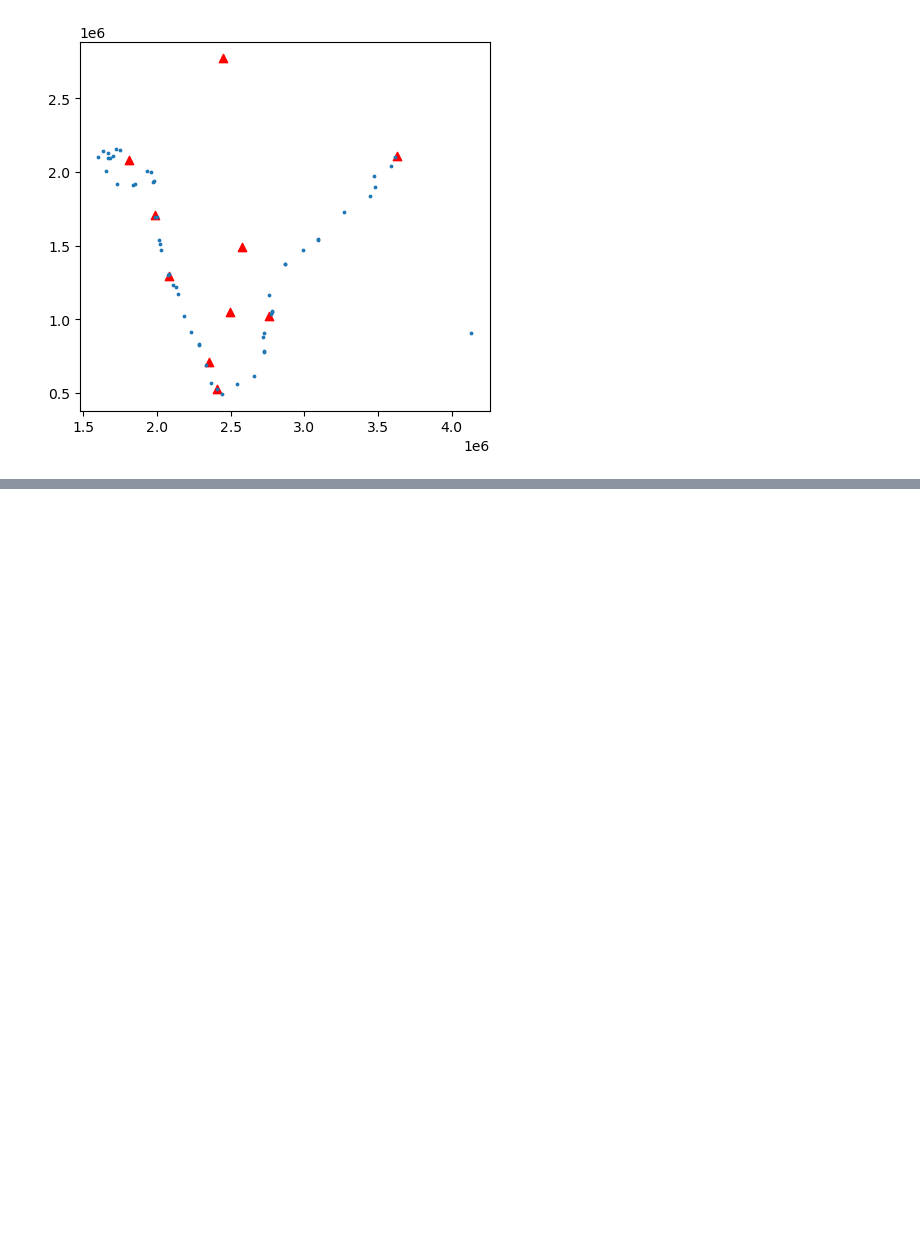
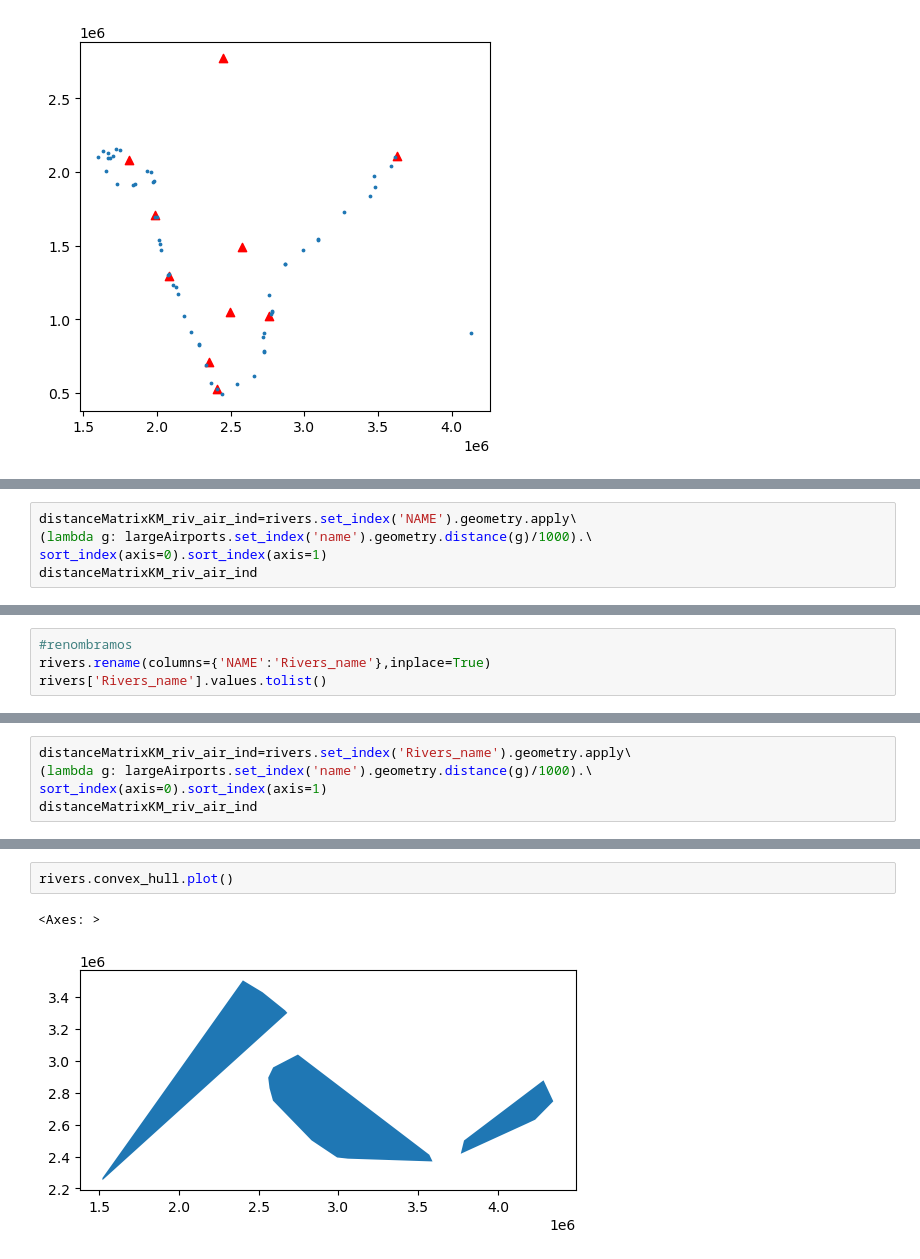
Before and after one commit to gokussj100/miningGDF, a Jupyter notebook: miningGDF/Exámen final.ipynb, the cells around one changed output, grey strips where cells are left out. Drawn from its saved outputs; the diff is of its cells as text; blank space fills up the shorter version.

```diff
--- a/miningGDF/Exámen final.ipynb
+++ b/miningGDF/Exámen final.ipynb
@@ -134,0 +320,5 @@ seaports_ind_24383.set_index('portName').geometry.apply\
+# %%
+distanceMatrixKM_riv_air_ind=rivers.set_index('NAME').geometry.apply\
+(lambda g: largeAirports.set_index('name').geometry.distance(g)/1000).\
+sort_index(axis=0).sort_index(axis=1)
+distanceMatrixKM_riv_air_ind
@@ -134,0 +360,4 @@ seaports_ind_24383.set_index('portName').geometry.apply\
+# %%
+#renombramos
+rivers.rename(columns={'NAME':'Rivers_name'},inplace=True)
+rivers['Rivers_name'].values.tolist()
@@ -134,0 +382,5 @@ seaports_ind_24383.set_index('portName').geometry.apply\
+# %%
+distanceMatrixKM_riv_air_ind=rivers.set_index('Rivers_name').geometry.apply\
+(lambda g: largeAirports.set_index('name').geometry.distance(g)/1000).\
+sort_index(axis=0).sort_index(axis=1)
+distanceMatrixKM_riv_air_ind
@@ -134,0 +443,5 @@ seaports_ind_24383.set_index('portName').geometry.apply\
+# %%
+rivers.convex_hull.plot()
+# %% [output]
+<Axes: >
+[figure, added]
```
Also changed, not shown: parts of 28 cells of this notebook.
